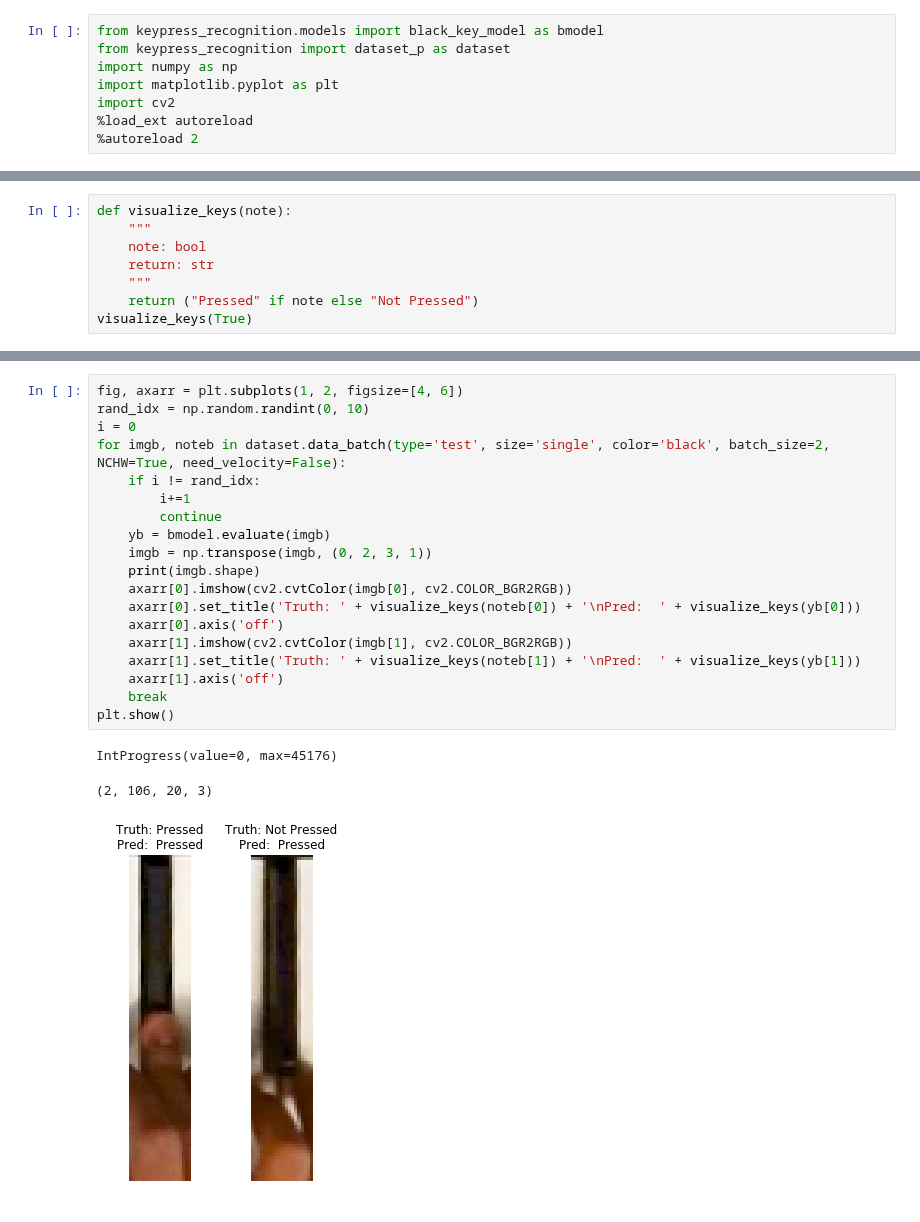
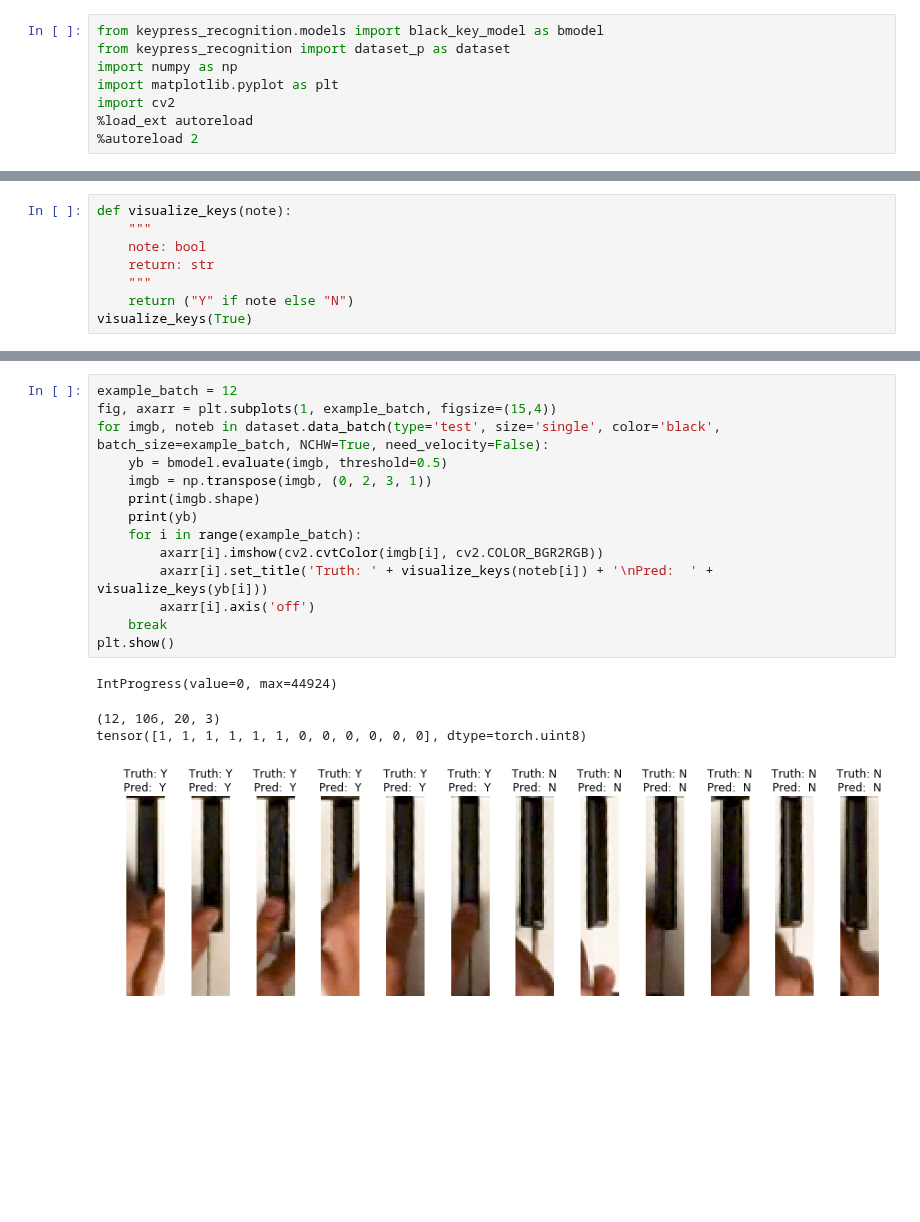
Before and after one commit to ppfish45/AI-Pianist, a Jupyter notebook: models/run_recognition_black.ipynb, the cells around one changed output, grey strips where cells are left out. Cells and saved outputs as stored; diff of their text form; blank space fills up the shorter version.

```diff
--- a/models/run_recognition_black.ipynb
+++ b/models/run_recognition_black.ipynb
@@ -32,6 +32,6 @@ def visualize_keys(note):
     note: bool
     return: str
     """
-    return ("Pressed" if note else "Not Pressed")
+    return ("Y" if note else "N")
 visualize_keys(True)
 # %% [output]
@@ -99,23 +122,19 @@ IntProgress(value=0, max=21734)
 # %%
-fig, axarr = plt.subplots(1, 2, figsize=[4, 6])
-rand_idx = np.random.randint(0, 10)
-i = 0
-for imgb, noteb in dataset.data_batch(type='test', size='single', color='black', batch_size=2, NCHW=True, need_velocity=False):
-    if i != rand_idx:
-        i+=1
-        continue
-    yb = bmodel.evaluate(imgb)
+example_batch = 12
+fig, axarr = plt.subplots(1, example_batch, figsize=(15,4))
+for imgb, noteb in dataset.data_batch(type='test', size='single', color='black', batch_size=example_batch, NCHW=True, need_velocity=False):
+    yb = bmodel.evaluate(imgb, threshold=0.5)
     imgb = np.transpose(imgb, (0, 2, 3, 1))
     print(imgb.shape)
-    axarr[0].imshow(cv2.cvtColor(imgb[0], cv2.COLOR_BGR2RGB))
-    axarr[0].set_title('Truth: ' + visualize_keys(noteb[0]) + '\nPred:  ' + visualize_keys(yb[0]))
-    axarr[0].axis('off')
-    axarr[1].imshow(cv2.cvtColor(imgb[1], cv2.COLOR_BGR2RGB))
-    axarr[1].set_title('Truth: ' + visualize_keys(noteb[1]) + '\nPred:  ' + visualize_keys(yb[1]))
-    axarr[1].axis('off')
+    print(yb)
+    for i in range(example_batch):
+        axarr[i].imshow(cv2.cvtColor(imgb[i], cv2.COLOR_BGR2RGB))
+        axarr[i].set_title('Truth: ' + visualize_keys(noteb[i]) + '\nPred:  ' + visualize_keys(yb[i]))
+        axarr[i].axis('off')
     break
 plt.show()
 # %% [output]
-IntProgress(value=0, max=45176)
+IntProgress(value=0, max=44924)
-(2, 106, 20, 3)
+(12, 106, 20, 3)
+tensor([1, 1, 1, 1, 1, 1, 0, 0, 0, 0, 0, 0], dtype=torch.uint8)
-[figure, old version]
+[figure, new version]
```
Also changed, not shown: parts of 4 cells of this notebook.
